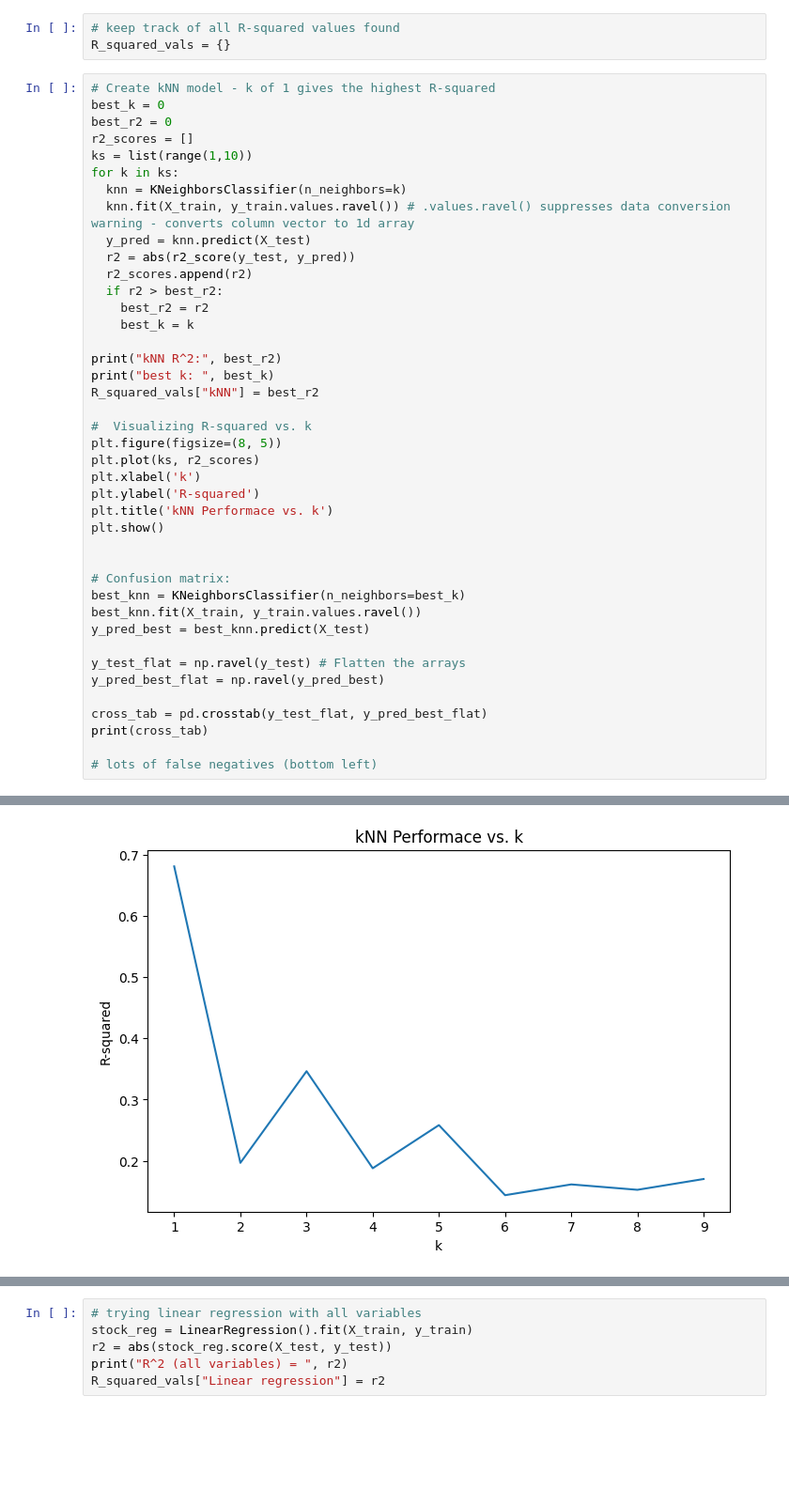
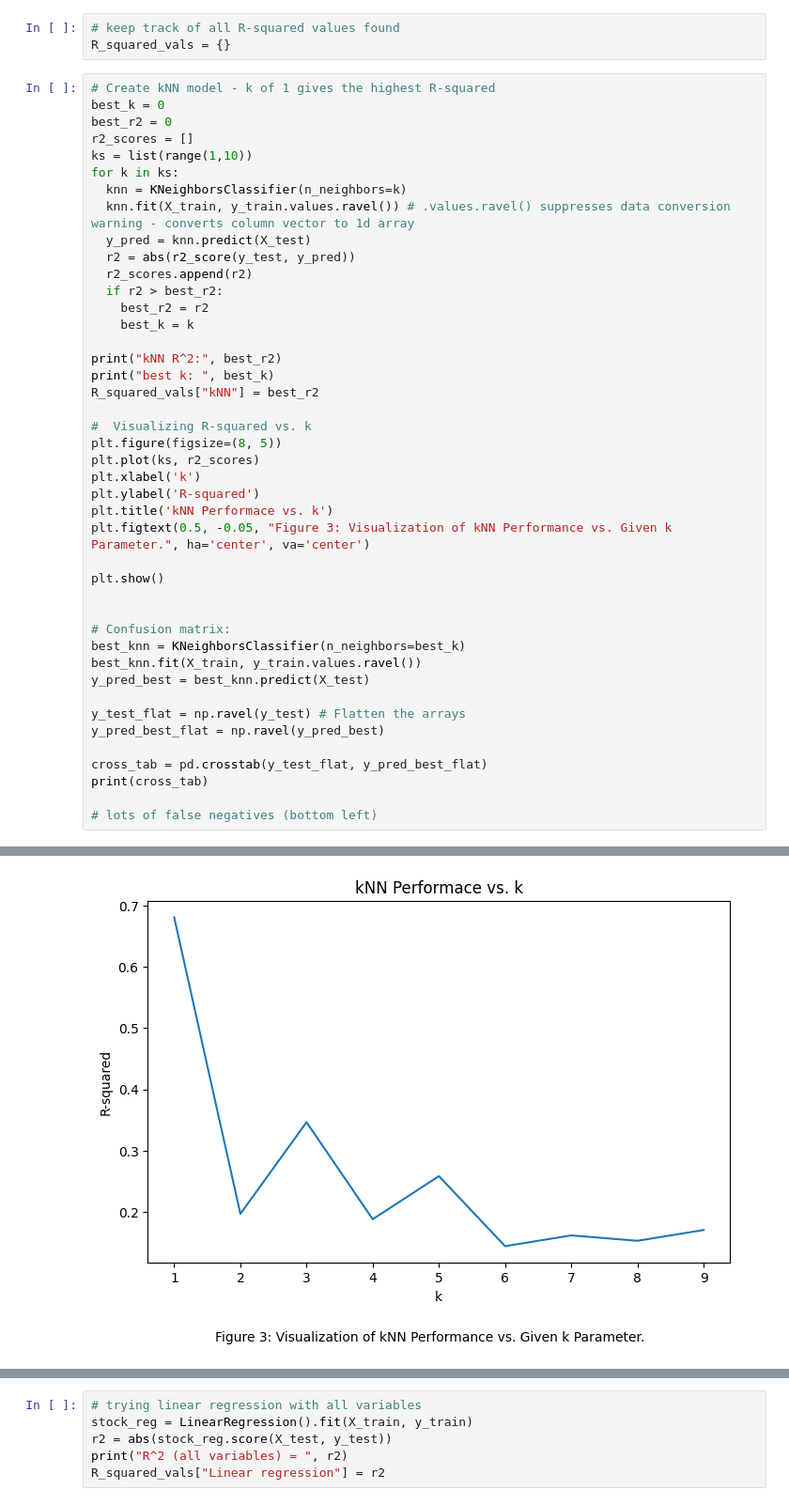
Before and after one commit to JulianKrese/project_chd, a Jupyter notebook: model_work.ipynb, the cells around one changed output, grey strips where cells are left out. Shown at 94% size. Drawn from its saved outputs; the diff is of its cells as text; blank space fills up the shorter version.

Commit message:
Added figure labels

```diff
--- a/model_work.ipynb
+++ b/model_work.ipynb
@@ -52,34 +54,36 @@ for k in ks:
     best_k = k
 
 print("kNN R^2:", best_r2)
 print("best k: ", best_k)
 R_squared_vals["kNN"] = best_r2
 
 #  Visualizing R-squared vs. k
 plt.figure(figsize=(8, 5))
 plt.plot(ks, r2_scores)
 plt.xlabel('k')
 plt.ylabel('R-squared')
 plt.title('kNN Performace vs. k')
+plt.figtext(0.5, -0.05, "Figure 3: Visualization of kNN Performance vs. Given k Parameter.", ha='center', va='center')
+
 plt.show()
 
 
 # Confusion matrix:
 best_knn = KNeighborsClassifier(n_neighbors=best_k)
 best_knn.fit(X_train, y_train.values.ravel())
 y_pred_best = best_knn.predict(X_test)
 
 y_test_flat = np.ravel(y_test) # Flatten the arrays
 y_pred_best_flat = np.ravel(y_pred_best)
 
 cross_tab = pd.crosstab(y_test_flat, y_pred_best_flat)
 print(cross_tab)
 
 # lots of false negatives (bottom left)
 # %% [output]
 kNN R^2: 0.6806484842066756
 best k:  1
-[figure, old version]
+[figure, new version]
 col_0    0   1
 row_0
 0      689  92
```
Also changed, not shown: parts of 6 cells of this notebook.
